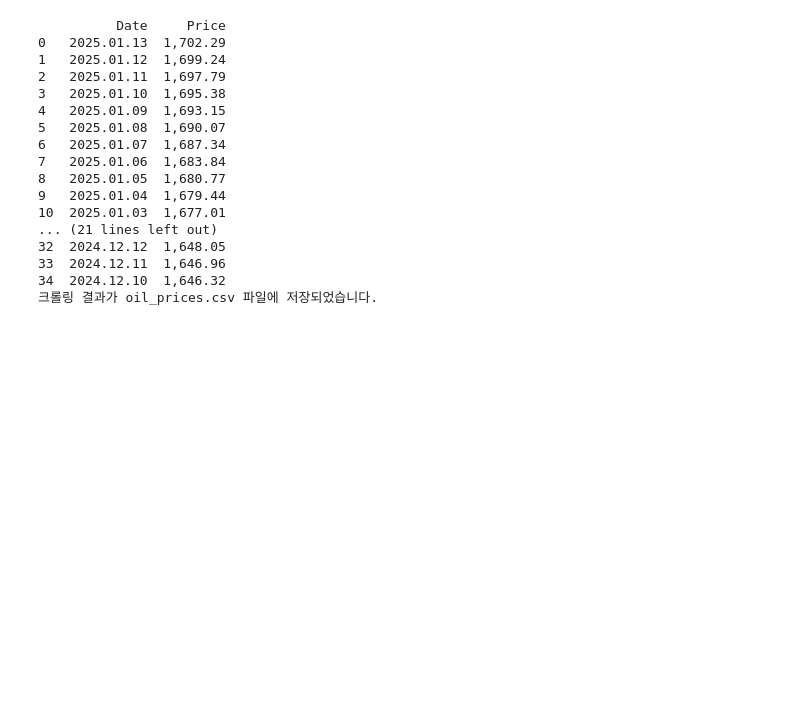
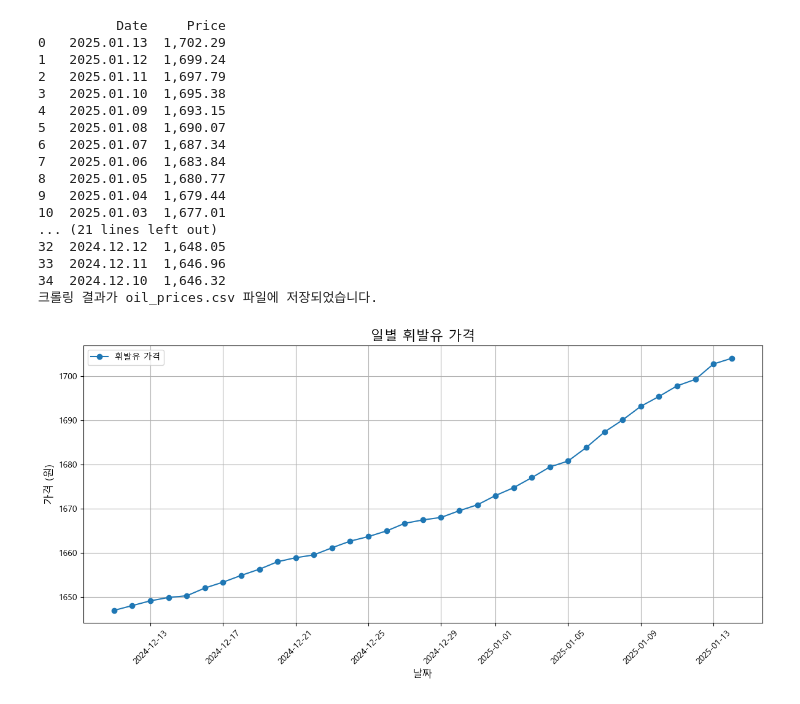
Before and after one commit to sunshinej01/E-nnoms_project, a Jupyter notebook: oill.ipynb, the cells around one changed output. Saved outputs shown, nothing was run; the diff lists cells and outputs as text; code cells hidden in the pictures; blank space fills up the shorter version.

```diff
--- a/oill.ipynb
+++ b/oill.ipynb
@@ -71,3 +71,75 @@ print(f"크롤링 결과가 {output_file} 파일에 저장되었습니다.")
 33  2024.12.11  1,646.96
 34  2024.12.10  1,646.32
 크롤링 결과가 oil_prices.csv 파일에 저장되었습니다.
+# %%
+import requests
+from bs4 import BeautifulSoup
+import pandas as pd
+import matplotlib.pyplot as plt
+from matplotlib import rc
+
+# 한글 폰트 설정
+rc("font", family="Malgun Gothic")
+
+# 기본 URL
+base_url = "https://finance.naver.com/marketindex/oilDailyQuote.naver"
+
+# 크롤링 결과 저장 리스트
+results = []
+
+# 페이지 범위 지정 (예: 1페이지부터 5페이지까지)
+for page in range(1, 6):
+    # URL에 page 파라미터 추가
+    params = {
+        "marketindexCd": "OIL_GSL",
+        "page": page
+    }
+
+    # 요청 보내기
+    response = requests.get(base_url, params=params)
+    response.raise_for_status()
+
+    # BeautifulSoup으로 파싱
+    soup = BeautifulSoup(response.text, "html.parser")
+
+    # 테이블에서 행 데이터 찾기
+    rows = soup.select("table.tbl_exchange tbody tr")
+
+    for row in rows:
+        # 각 열 데이터 추출
+        cols = row.find_all("td")
+        if len(cols) == 0:
+            continue
+
+        date = cols[0].text.strip()  # 날짜
+        price = cols[1].text.strip()  # 가격
+
+        # 결과 리스트에 추가
+        results.append({
+            "날짜": date,
+            "가격": price.replace(",", "")  # 가격의 쉼표 제거
+        })
+
+# DataFrame으로 변환
+df = pd.DataFrame(results)
+
+# 날짜를 시간 순으로 정렬
+df["날짜"] = pd.to_datetime(df["날짜"], format="%Y.%m.%d")  # 점(.) 구분자를 사용한 포맷
+df["가격"] = pd.to_numeric(df["가격"])  # 가격을 숫자로 변환
+df = df.sort_values("날짜")
+
+# 그래프 그리기
+plt.figure(figsize=(12, 6))
+plt.plot(df["날짜"], df["가격"], marker="o", linestyle="-", label="휘발유 가격")
+plt.title("일별 휘발유 가격", fontsize=16)
+plt.xlabel("날짜", fontsize=12)
+plt.ylabel("가격 (원)", fontsize=12)
+plt.xticks(rotation=45)
+plt.grid(True)
+plt.legend()
+plt.tight_layout()
+
+# 그래프 보여주기
+plt.show()
+# %% [output]
+[figure, added]
```
Also changed, not shown: parts of 1 cell of this notebook, 9 other files.
